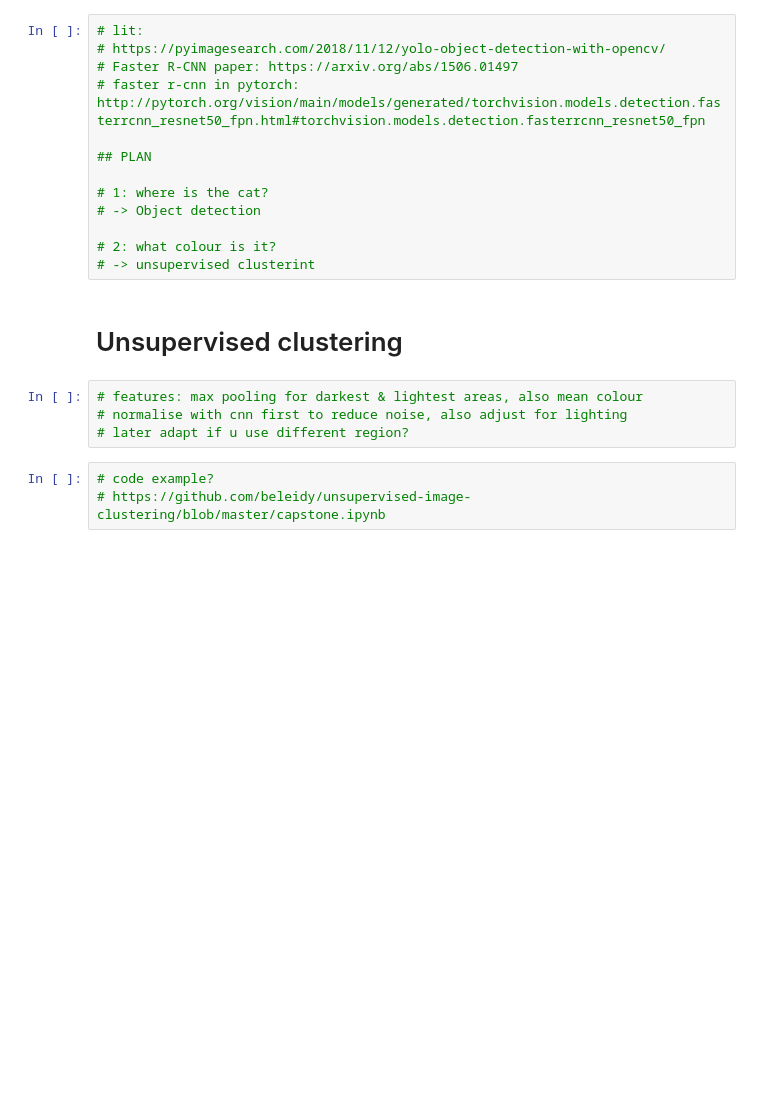
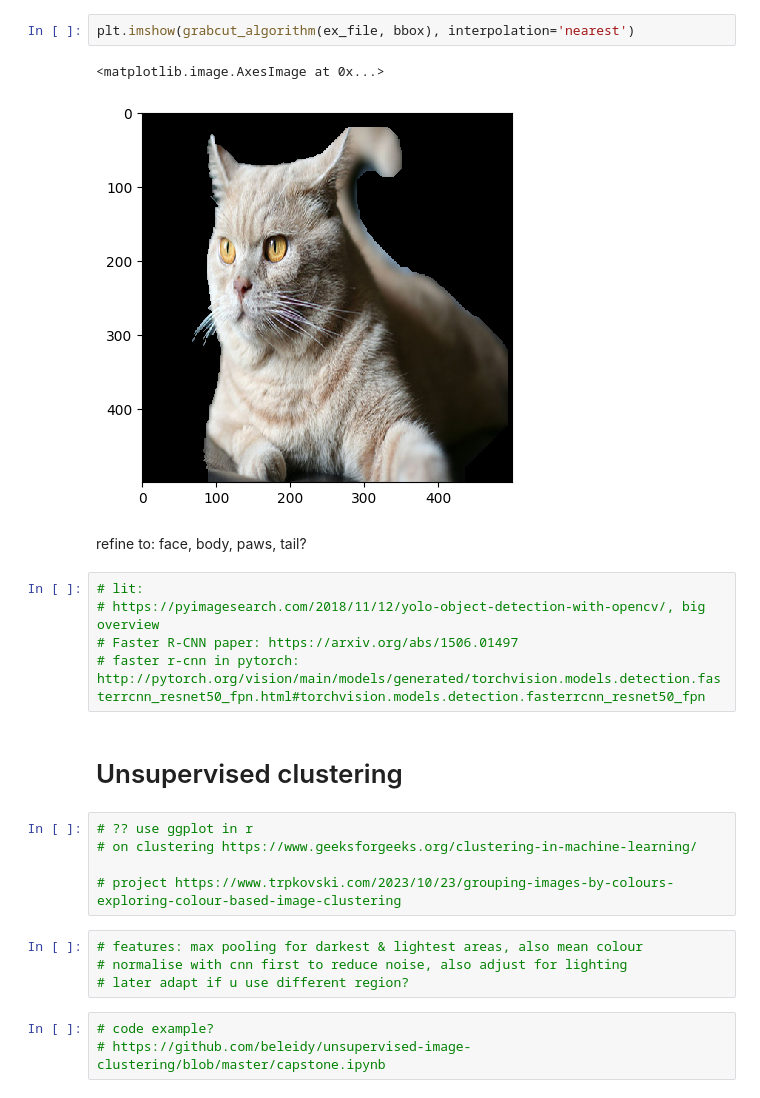
Before and after one commit to jshrdt/ML2-final, a Jupyter notebook: ML2-final-expl.ipynb, the cells around one changed output. Cells and saved outputs as stored; diff of their text form; blank space fills up the shorter version.

```diff
--- a/ML2-final-expl.ipynb
+++ b/ML2-final-expl.ipynb
@@ -74,18 +51,22 @@ plt.imshow(output_image)
+# %%
+plt.imshow(grabcut_algorithm(ex_file, bbox), interpolation='nearest')
+# %% [output]
+<matplotlib.image.AxesImage at 0x...>
+[figure, added]
+# %% [markdown]
+refine to: face, body, paws, tail?
 # %%
 # lit:
-# https://pyimagesearch.com/2018/11/12/yolo-object-detection-with-opencv/
+# https://pyimagesearch.com/2018/11/12/yolo-object-detection-with-opencv/, big overview
 # Faster R-CNN paper: https://arxiv.org/abs/1506.01497
 # faster r-cnn in pytorch: http://pytorch.org/vision/main/models/generated/torchvision.models.detection.fasterrcnn_resnet50_fpn.html#torchvision.models.detection.fasterrcnn_resnet50_fpn
-
-## PLAN
-
-# 1: where is the cat?
-# -> Object detection
-
-# 2: what colour is it?
-# -> unsupervised clusterint
 # %% [markdown]
 # Unsupervised clustering
+# %%
+# ?? use ggplot in r
+# on clustering https://www.geeksforgeeks.org/clustering-in-machine-learning/
+
+# project https://www.trpkovski.com/2023/10/23/grouping-images-by-colours-exploring-colour-based-image-clustering
 # %%
 # features: max pooling for darkest & lightest areas, also mean colour
 # normalise with cnn first to reduce noise, also adjust for lighting
```
Also changed, not shown: parts of 13 cells of this notebook, 1 other file.
